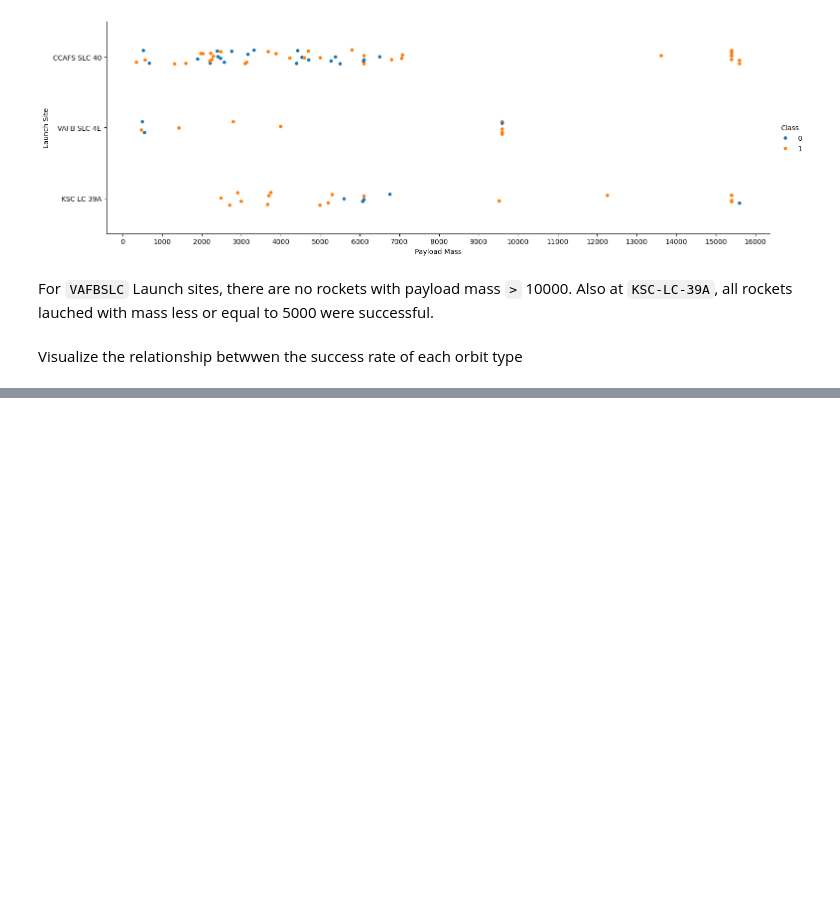
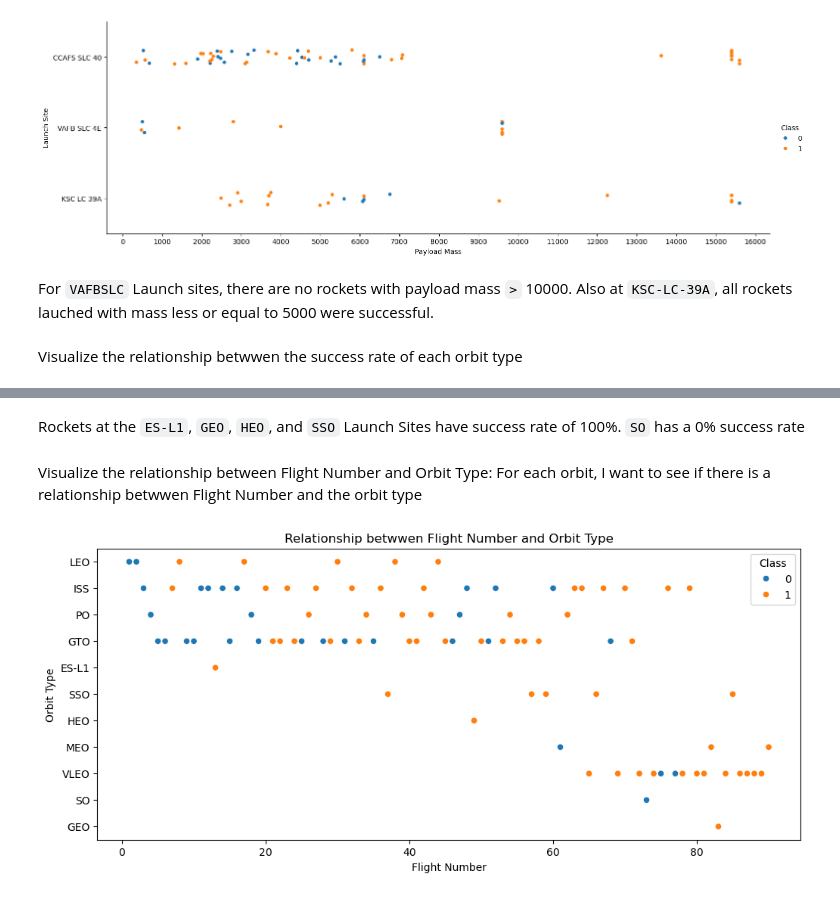
Before and after one commit to restjohnson/spaceX_landing_analysis, a Jupyter notebook: eda.ipynb, the cells around one changed output, grey strips where cells are left out. Drawn from its saved outputs; the diff is of its cells as text; code cells hidden in the pictures; blank space fills up the shorter version.

```diff
--- a/eda.ipynb
+++ b/eda.ipynb
@@ -63,0 +65,13 @@ plt.show()
+# %% [markdown]
+Rockets at the `ES-L1`, `GEO`, `HEO`, and `SSO` Launch Sites have success rate of 100%. `SO` has a 0% success rate
+# %% [markdown]
+Visualize the relationship between Flight Number and Orbit Type: For each orbit, I want to see if there is a relationship betwwen Flight Number and the orbit type
+# %%
+plt.figure(figsize=(12, 5))
+sns.scatterplot(x="FlightNumber", y="Orbit", data=df, hue="Class")
+plt.xlabel("Flight Number")
+plt.ylabel("Orbit Type")
+plt.title("Relationship betwwen Flight Number and Orbit Type")
+plt.show()
+# %% [output]
+[figure, added]
```
Also changed, not shown: parts of 6 cells of this notebook.
